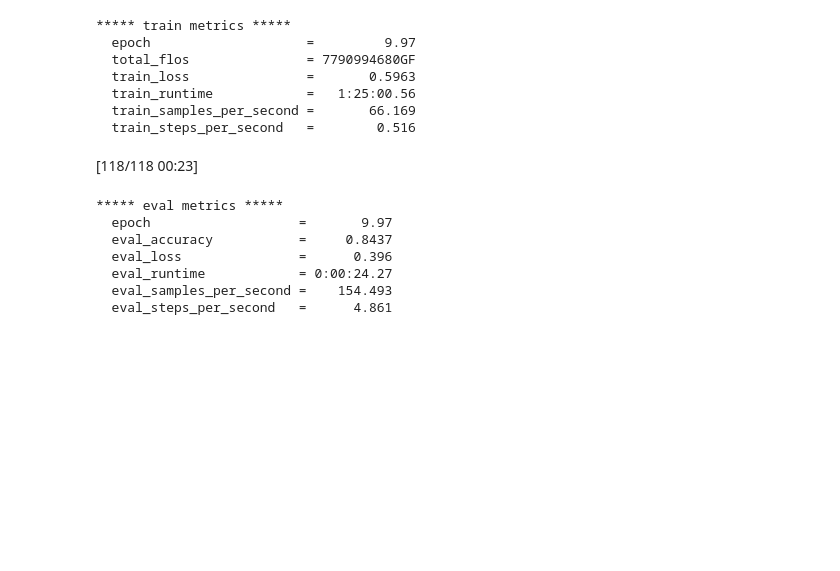
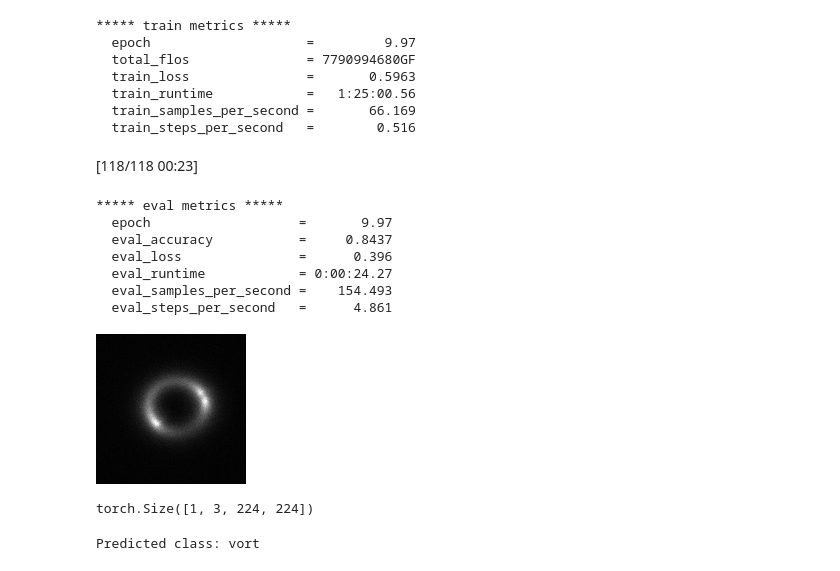
Before and after one commit to Om-Doiphode/Substructure, a Jupyter notebook: ViT.ipynb, the cells around one changed output. Saved outputs shown, nothing was run; the diff lists cells and outputs as text; code cells hidden in the pictures; blank space fills up the shorter version.

```diff
--- a/ViT.ipynb
+++ b/ViT.ipynb
@@ -346,0 +311,8 @@ model.save_pretrained(f"{model_name}-finetuned-eurosat-weights")
+# %%
+from PIL import Image
+import requests
+
+image = Image.open('/content/dataset2/val/vort/1006.jpg')
+image
+# %% [output]
+[figure, added]
@@ -346,0 +336,6 @@ model.save_pretrained(f"{model_name}-finetuned-eurosat-weights")
+# %%
+# prepare image for the model
+encoding = feature_extractor(image.convert("RGB"), return_tensors="pt")
+print(encoding.pixel_values.shape)
+# %% [output]
+torch.Size([1, 3, 224, 224])
@@ -346,0 +349,5 @@ model.save_pretrained(f"{model_name}-finetuned-eurosat-weights")
+# %%
+predicted_class_idx = logits.argmax(-1).item()
+print("Predicted class:", model.config.id2label[predicted_class_idx])
+# %% [output]
+Predicted class: vort
```
Also changed, not shown: parts of 11 cells of this notebook, 2 other files.
